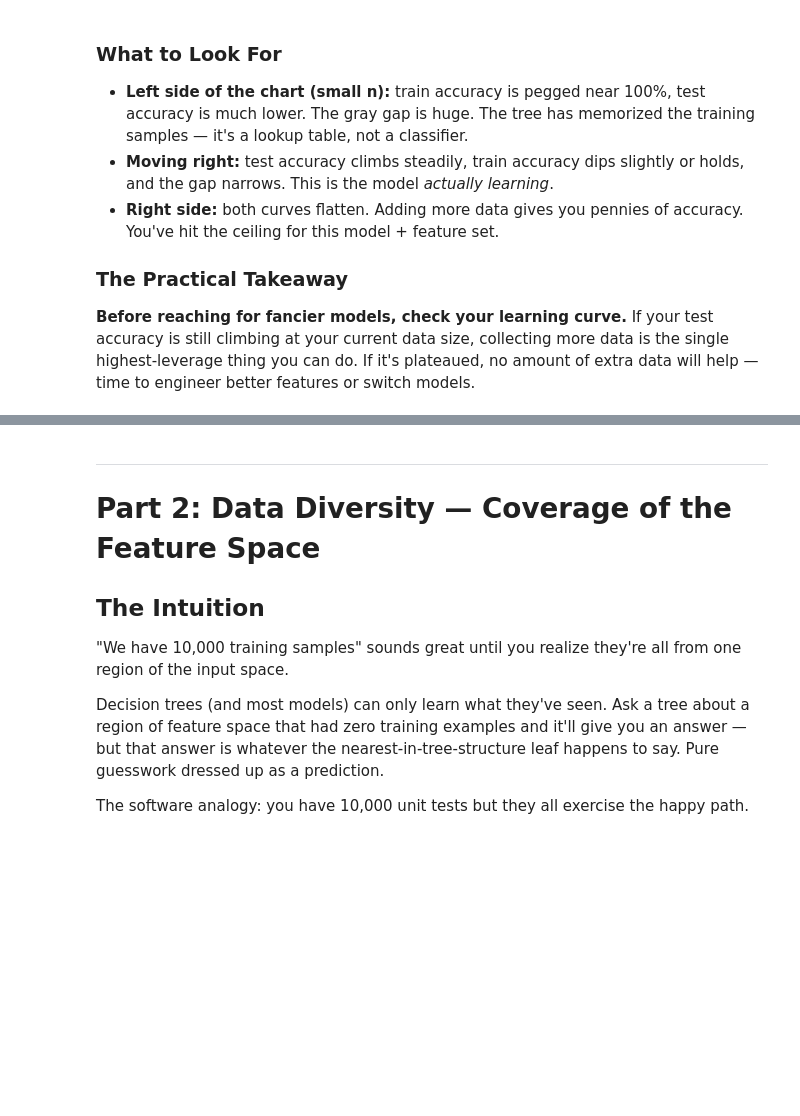
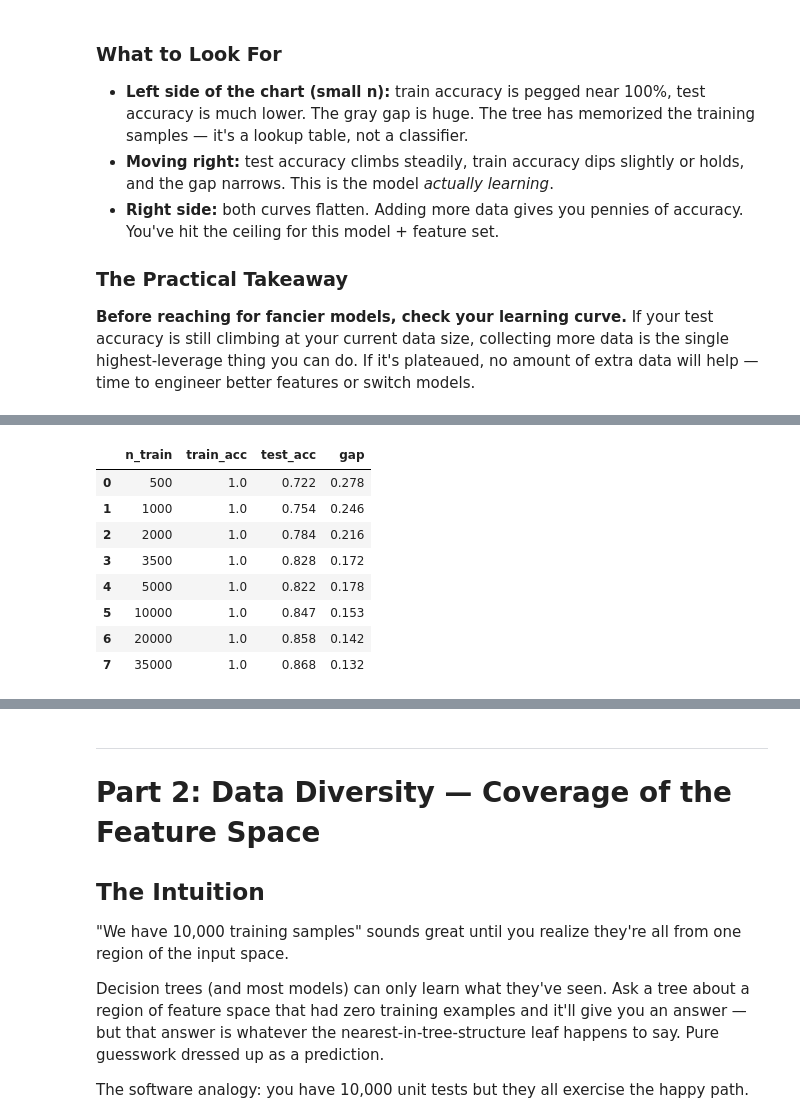
Before and after one commit to kinano/ml-scratch-pad, a Jupyter notebook: src/forests/02b_data_size_diversity_and_imbalance.ipynb, the cells around one changed output, grey strips where cells are left out. Drawn from its saved outputs; the diff is of its cells as text; code cells hidden in the pictures; blank space fills up the shorter version.

```diff
--- a/src/forests/02b_data_size_diversity_and_imbalance.ipynb
+++ b/src/forests/02b_data_size_diversity_and_imbalance.ipynb
@@ -247,0 +252,51 @@ plt.show()
+# %%
+# Extended learning curve: regenerate with a much bigger pool so we can push
+# training-set sizes an order of magnitude higher than the main experiment.
+# Same problem shape (20 features, 8 informative, 3 classes, n_clusters_per_class=2,
+# flip_y=0.03) so the results are directly comparable to the earlier curve.
+
+X_big, y_big = make_classification(
+    n_samples=50_000,           # 10× the original pool so we can go up to ~35k train
+    n_features=20,
+    n_informative=8,
+    n_redundant=4,
+    n_classes=3,
+    n_clusters_per_class=2,
+    class_sep=1.0,
+    flip_y=0.03,
+    random_state=RNG_SEED,
+)
+
+X_train_big, X_test_big, y_train_big, y_test_big = train_test_split(
+    X_big, y_big, test_size=0.3, random_state=RNG_SEED, stratify=y_big,
+)
+
+# Sizes span two orders of magnitude, starting where the original curve ended
+# so we can see the two experiments join up.
+big_sizes = [500, 1000, 2000, 3500, 5000, 10000, 20000, 35000]
+rng_big = np.random.default_rng(RNG_SEED)
+
+rows = []
+for n in big_sizes:
+    idx = rng_big.permutation(len(X_train_big))[:n]
+    X_sub, y_sub = X_train_big[idx], y_train_big[idx]
+    clf = DecisionTreeClassifier(random_state=RNG_SEED).fit(X_sub, y_sub)
+    rows.append({
+        'n_train':   n,
+        'train_acc': accuracy_score(y_sub, clf.predict(X_sub)),
+        'test_acc':  accuracy_score(y_test_big, clf.predict(X_test_big)),
+    })
+
+big_curve = pd.DataFrame(rows)
+big_curve['gap'] = big_curve['train_acc'] - big_curve['test_acc']
+big_curve.round(3)
+# %% [output]
+|  | n_train | train_acc | test_acc | gap |
+| 0 | 500 | 1.0 | 0.722 | 0.278 |
+| 1 | 1000 | 1.0 | 0.754 | 0.246 |
+| 2 | 2000 | 1.0 | 0.784 | 0.216 |
+| 3 | 3500 | 1.0 | 0.828 | 0.172 |
+| 4 | 5000 | 1.0 | 0.822 | 0.178 |
+| 5 | 10000 | 1.0 | 0.847 | 0.153 |
+| 6 | 20000 | 1.0 | 0.858 | 0.142 |
+| 7 | 35000 | 1.0 | 0.868 | 0.132 |
```
Also changed, not shown: parts of 4 cells of this notebook.
